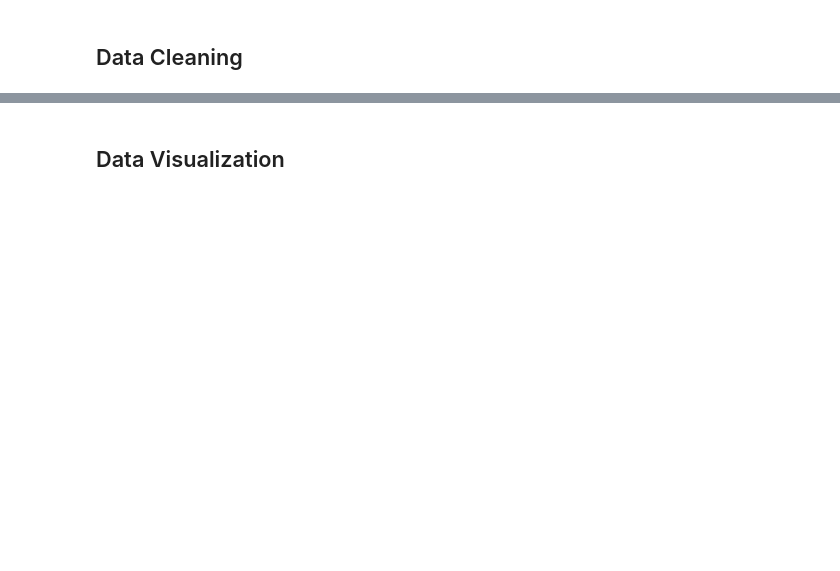
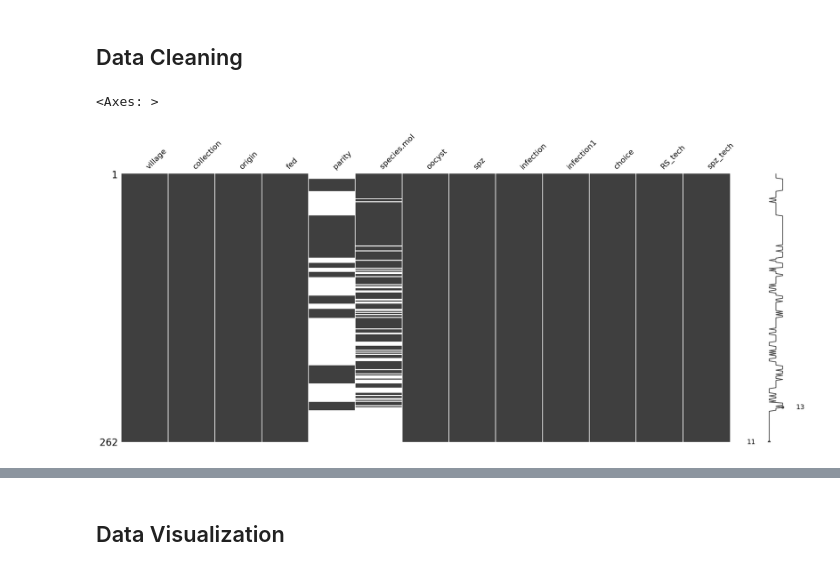
Before and after one commit to slubambo/MOSQUITO-DATASET, a Jupyter notebook: mosquito.ipynb, the cells around one changed output, grey strips where cells are left out. Saved outputs shown, nothing was run; the diff lists cells and outputs as text; code cells hidden in the pictures; blank space fills up the shorter version.

```diff
--- a/mosquito.ipynb
+++ b/mosquito.ipynb
@@ -94,5 +102,10 @@ data.describe(include=object)
 # %% [markdown]
 ## Data Cleaning
+# %%
+msno.matrix(data)
+# %% [output]
+<Axes: >
+[figure, added]
 # %%
 # Check for missing values
 data.isnull().sum()
```
Also changed, not shown: parts of 12 cells of this notebook.
